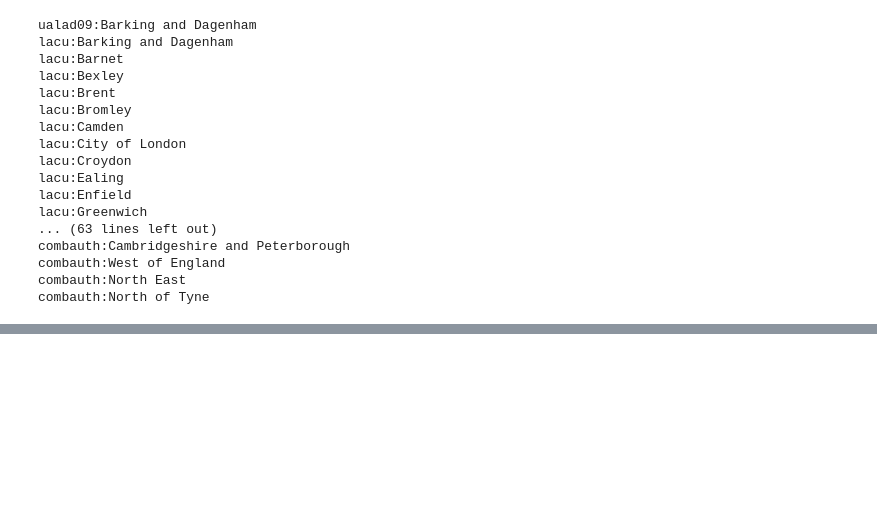
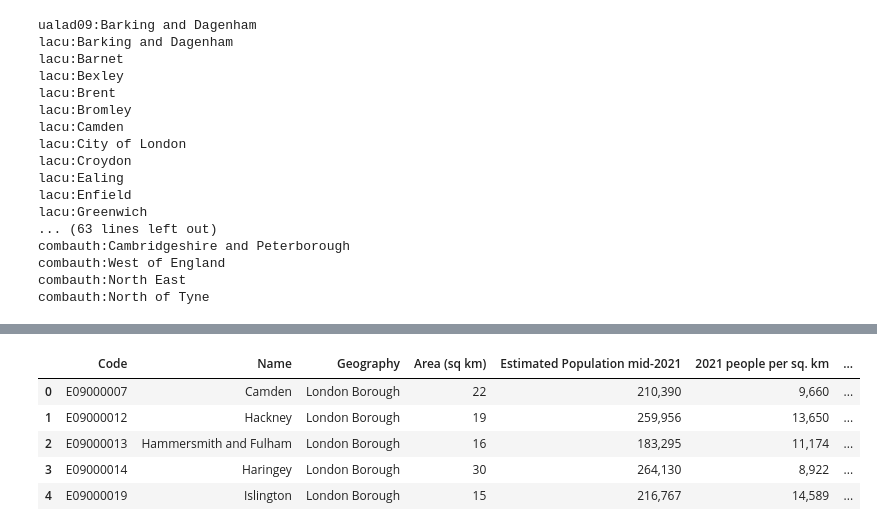
Before and after one commit to mlsystemdesignproject/neighbourhood-safety-prediction, a Jupyter notebook: notebooks/EDA_agg.ipynb, the cells around one changed output, grey strips where cells are left out. Saved outputs shown, nothing was run; the diff lists cells and outputs as text; code cells hidden in the pictures; blank space fills up the shorter version.

```diff
--- a/notebooks/EDA_agg.ipynb
+++ b/notebooks/EDA_agg.ipynb
@@ -315,2 +345,12 @@ nomis = nomis[nomis['Area'].str.contains('|'.join(desired_areas))]
 # %%
 nomis.to_csv('../data/MPS/nomis.csv', index=False)
+# %%
+sq_km = pd.read_csv('../data/MPS/Bor_cen_01_11_21_population.csv')
+sq_km.head()
+# %% [output]
+|  | Code | Name | Geography | Area (sq km) | Estimated Population mid-2021 | 2021 people per sq. km | ... |
+| 0 | E09000007 | Camden | London Borough | 22 | 210,390 | 9,660 | ... |
+| 1 | E09000012 | Hackney | London Borough | 19 | 259,956 | 13,650 | ... |
+| 2 | E09000013 | Hammersmith and Fulham | London Borough | 16 | 183,295 | 11,174 | ... |
+| 3 | E09000014 | Haringey | London Borough | 30 | 264,130 | 8,922 | ... |
+| 4 | E09000019 | Islington | London Borough | 15 | 216,767 | 14,589 | ... |
```
Also changed, not shown: parts of 17 cells of this notebook.
